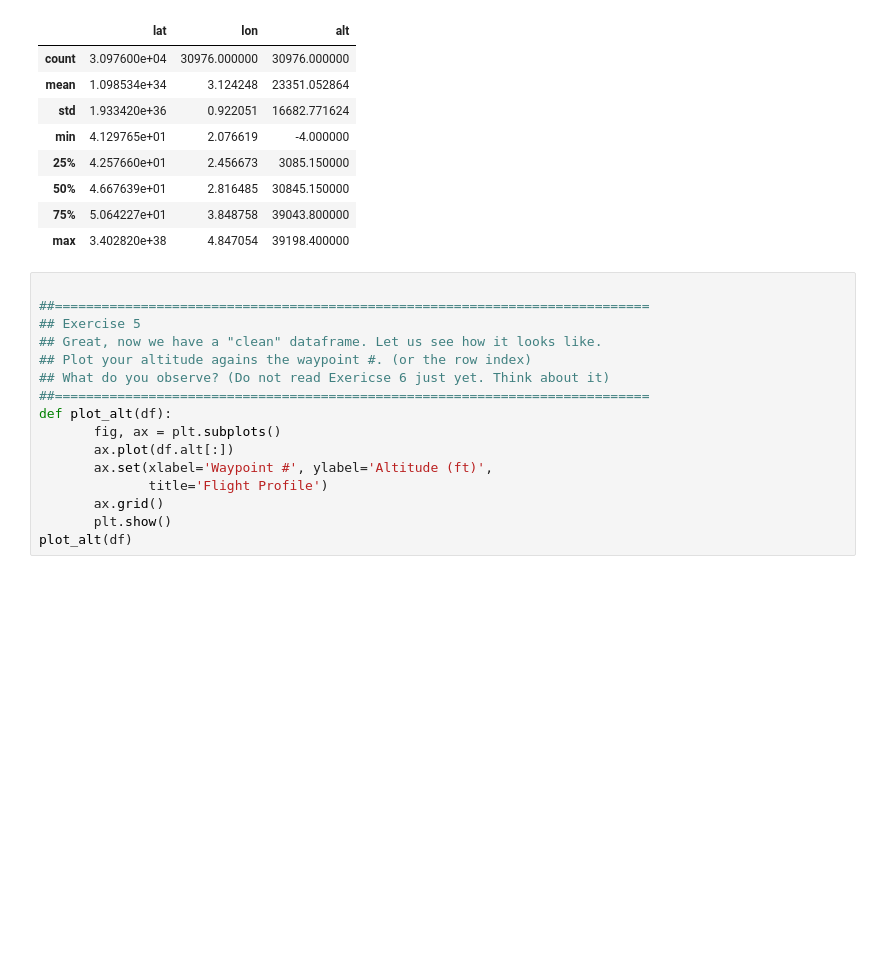
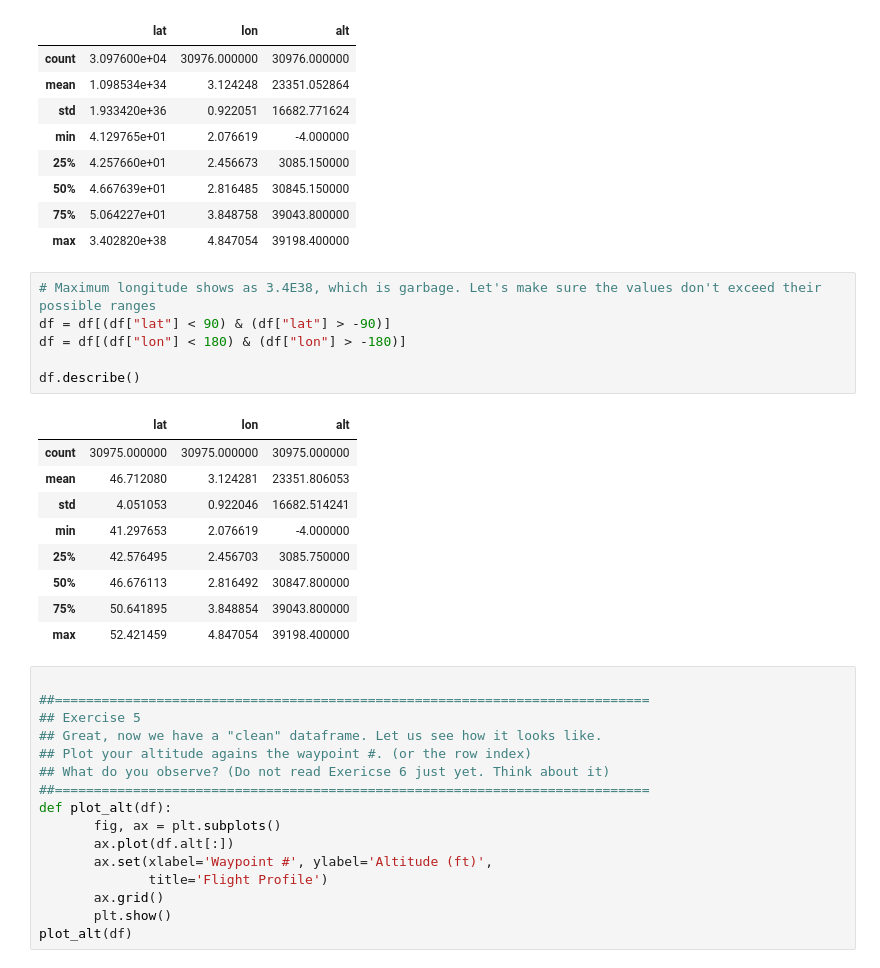
Before and after one commit to pcs03/foe-exercises, a Jupyter notebook: optimization/ws3/ws3-2.ipynb, the cells around one changed output. Cells and saved outputs as stored; diff of their text form; blank space fills up the shorter version.

```diff
--- a/optimization/ws3/ws3-2.ipynb
+++ b/optimization/ws3/ws3-2.ipynb
@@ -120,6 +120,22 @@ df.describe()
 | 50% | 4.667639e+01 | 2.816485 | 30845.150000 |
 | 75% | 5.064227e+01 | 3.848758 | 39043.800000 |
 | max | 3.402820e+38 | 4.847054 | 39198.400000 |
+# %%
+# Maximum longitude shows as 3.4E38, which is garbage. Let's make sure the values don't exceed their possible ranges
+df = df[(df["lat"] < 90) & (df["lat"] > -90)]
+df = df[(df["lon"] < 180) & (df["lon"] > -180)]
+
+df.describe()
+# %% [output]
+|  | lat | lon | alt |
+| count | 30975.000000 | 30975.000000 | 30975.000000 |
+| mean | 46.712080 | 3.124281 | 23351.806053 |
+| std | 4.051053 | 0.922046 | 16682.514241 |
+| min | 41.297653 | 2.076619 | -4.000000 |
+| 25% | 42.576495 | 2.456703 | 3085.750000 |
+| 50% | 46.676113 | 2.816492 | 30847.800000 |
+| 75% | 50.641895 | 3.848854 | 39043.800000 |
+| max | 52.421459 | 4.847054 | 39198.400000 |
 # %%
 
 ##============================================================================
```
Also changed, not shown: parts of 7 cells of this notebook, 3 other files.
